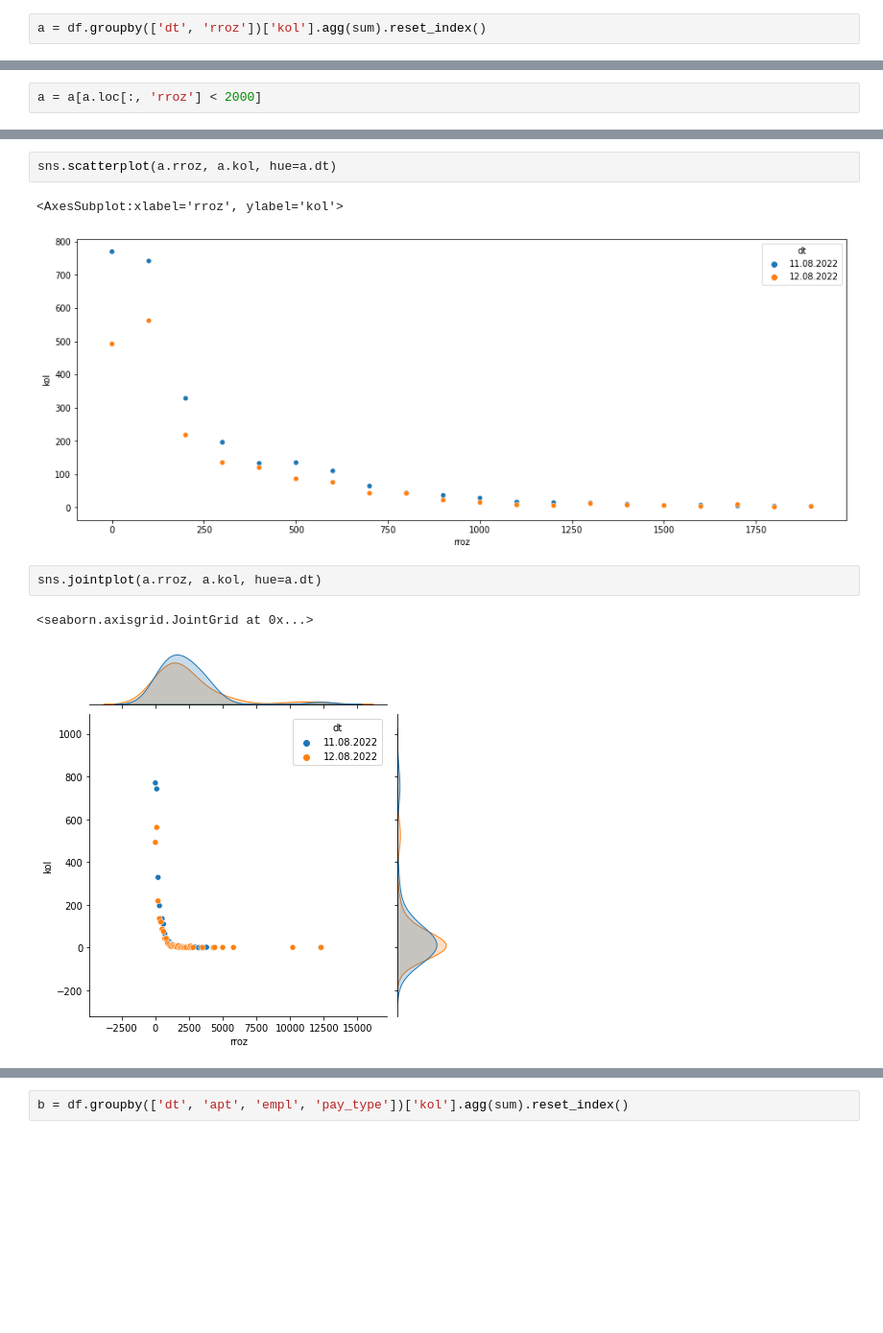
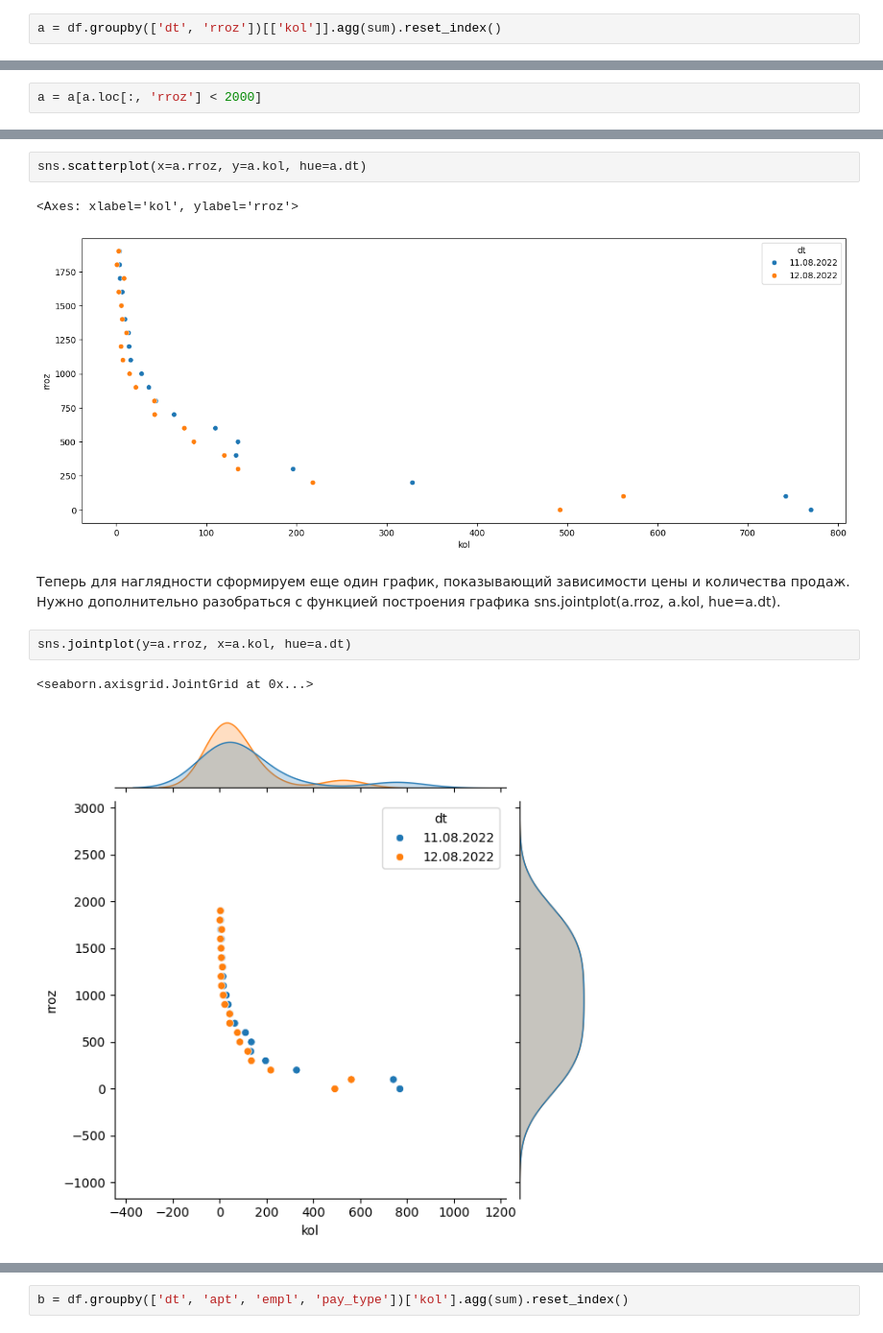
Before and after one commit to Vadim-Dubrovskii/Vadim-Learn, a Jupyter notebook: data/explore.ipynb, the cells around one changed output, grey strips where cells are left out. Shown at 96% size. Saved outputs shown, nothing was run; the diff lists cells and outputs as text; blank space fills up the shorter version.

```diff
--- a/data/explore.ipynb
+++ b/data/explore.ipynb
@@ -934,2 +1020,2 @@ df['rroz'] = df.roz.apply(lambda x: round(x, -2))
 # %%
-a = df.groupby(['dt', 'rroz'])['kol'].agg(sum).reset_index()
+a = df.groupby(['dt', 'rroz'])[['kol']].agg(sum).reset_index()
@@ -938,10 +1075,12 @@ a = a[a.loc[:, 'rroz'] < 2000]
 # %%
-sns.scatterplot(a.rroz, a.kol, hue=a.dt)
+sns.scatterplot(x=a.rroz, y=a.kol, hue=a.dt)
 # %% [output]
-<AxesSubplot:xlabel='rroz', ylabel='kol'>
+<Axes: xlabel='kol', ylabel='rroz'>
-[figure, old version]
+[figure, new version]
+# %% [markdown]
+Теперь для наглядности сформируем еще один график, показывающий зависимости цены и количества продаж. Нужно дополнительно разобраться с функцией построения графика sns.jointplot(a.rroz, a.kol, hue=a.dt).
 # %%
-sns.jointplot(a.rroz, a.kol, hue=a.dt)
+sns.jointplot(y=a.rroz, x=a.kol, hue=a.dt)
 # %% [output]
 <seaborn.axisgrid.JointGrid at 0x...>
-[figure, old version]
+[figure, new version]
```
Also changed, not shown: parts of 79 cells of this notebook, 13 other files.
